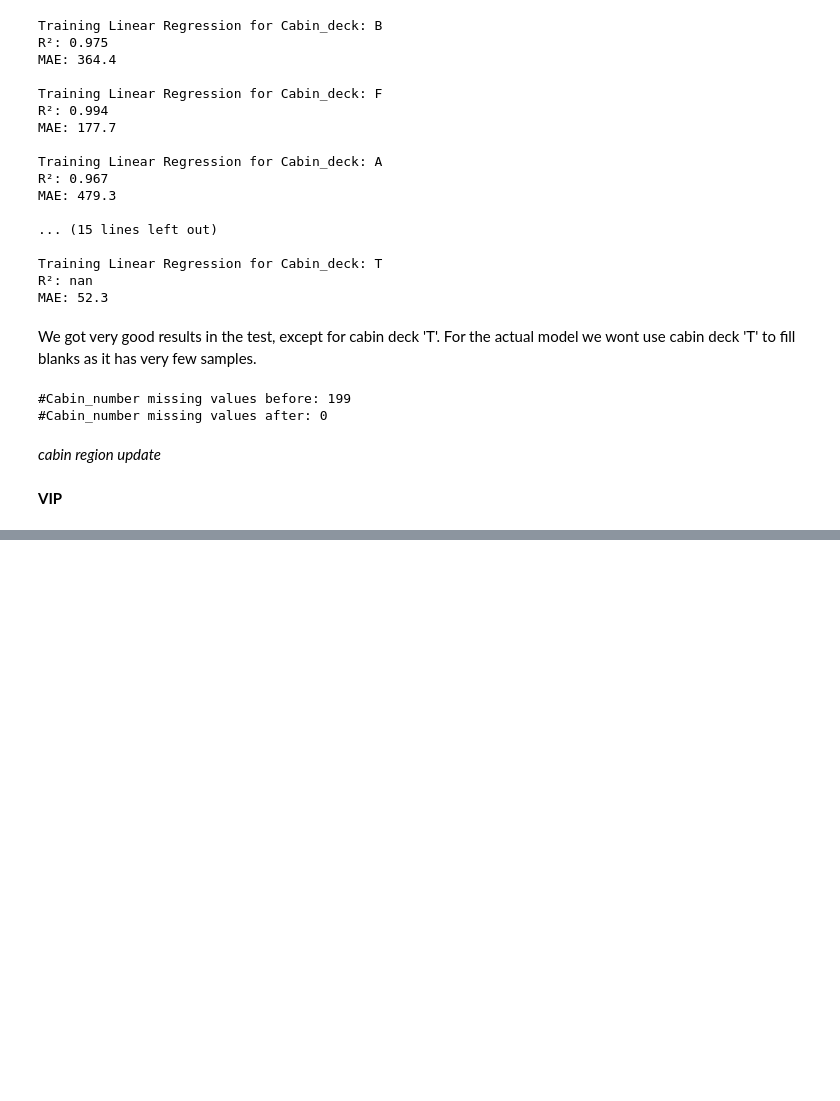
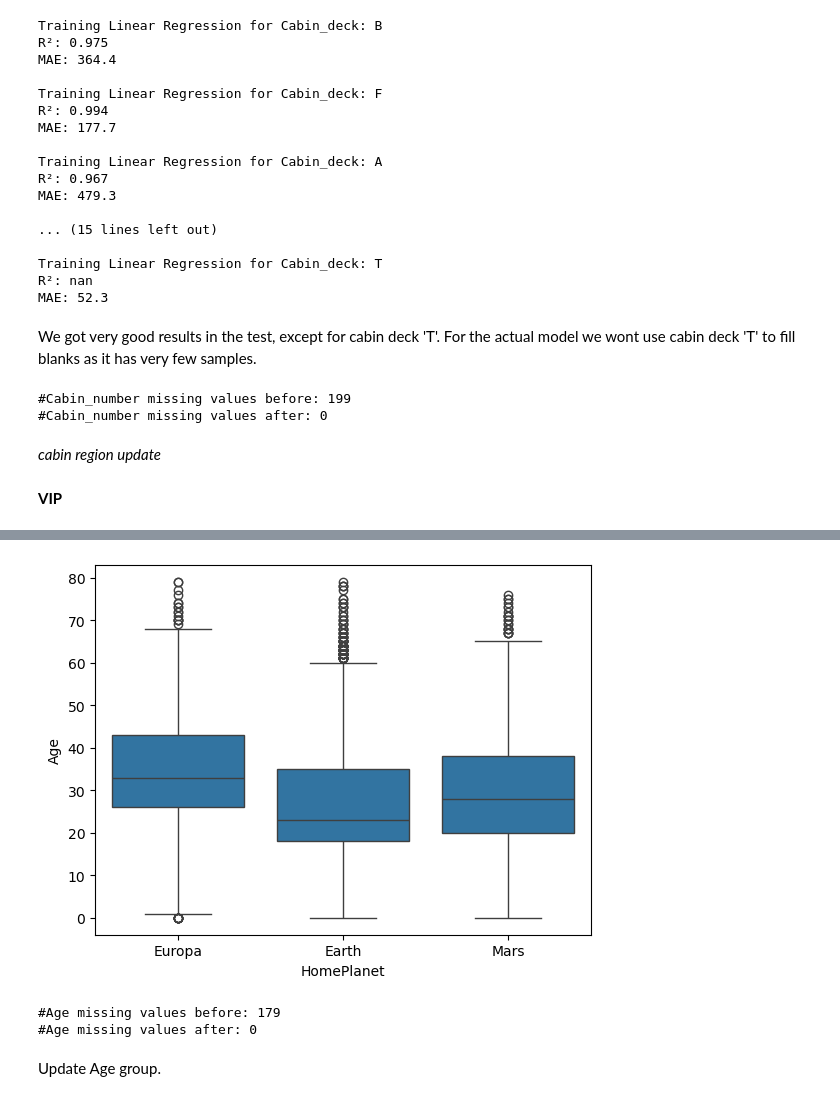
Before and after one commit to YarinArava/SpaceShipTitanic_FinalProject, a Jupyter notebook: Spaceship_Titanic_edited_2.ipynb, the cells around one changed output, grey strips where cells are left out. Drawn from its saved outputs; the diff is of its cells as text; code cells hidden in the pictures; blank space fills up the shorter version.

```diff
--- a/Spaceship_Titanic_edited_2.ipynb
+++ b/Spaceship_Titanic_edited_2.ipynb
@@ -1149,0 +1167,19 @@ Name: count, dtype: int64
+# %%
+sns.boxplot(x='HomePlanet', y='Age', data=df)
+plt.show()
+# %% [output]
+[figure, added]
+# %%
+Age_bef=df['Age'].isna().sum()
+
+# Fill missing Age values with median age of corresponding HomePlanet
+df['Age'] = df.groupby('HomePlanet')['Age'].transform(lambda x: x.fillna(x.median()))
+
+# Print number of missing values left
+print('#Age missing values before:',Age_bef)
+print('#Age missing values after:',df['Age'].isna().sum())
+# %% [output]
+#Age missing values before: 179
+#Age missing values after: 0
+# %% [markdown]
+Update Age group.
```
Also changed, not shown: parts of 23 cells of this notebook.
